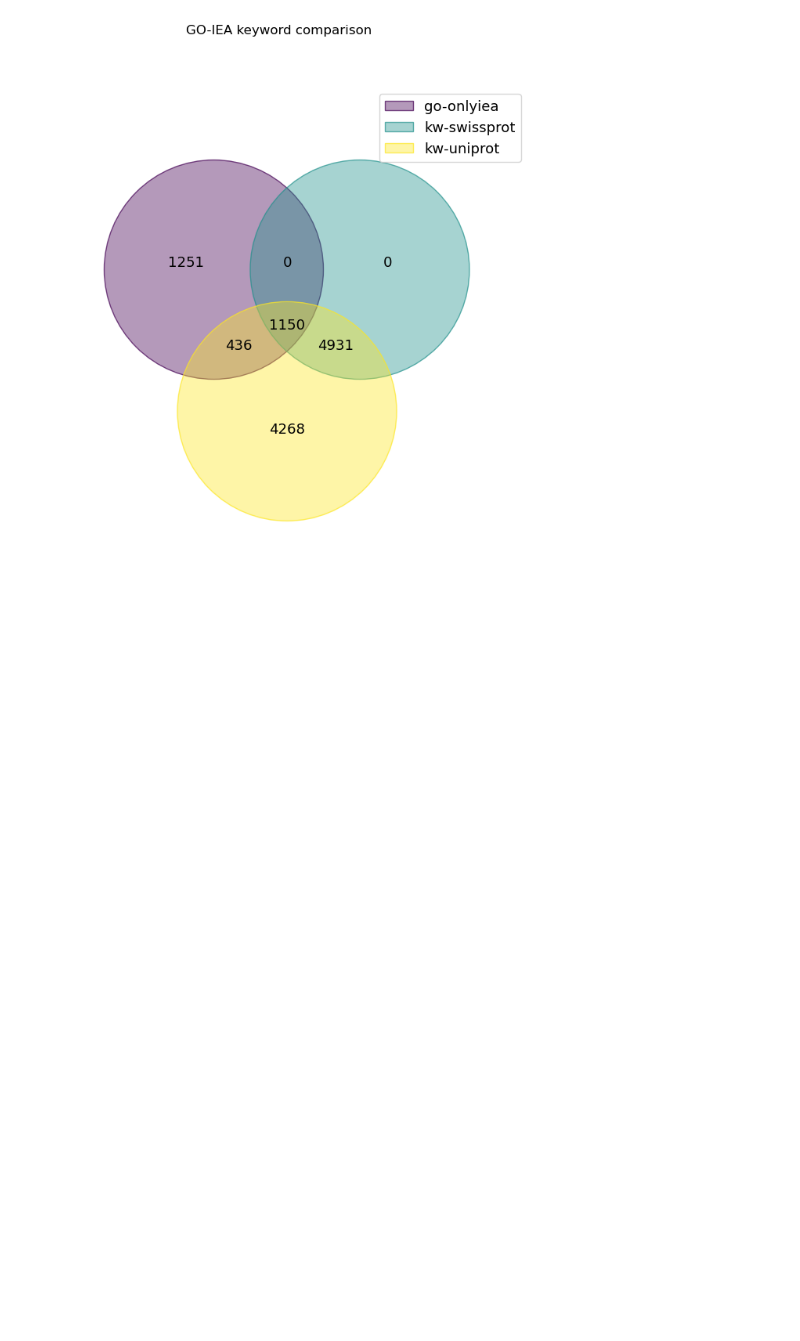
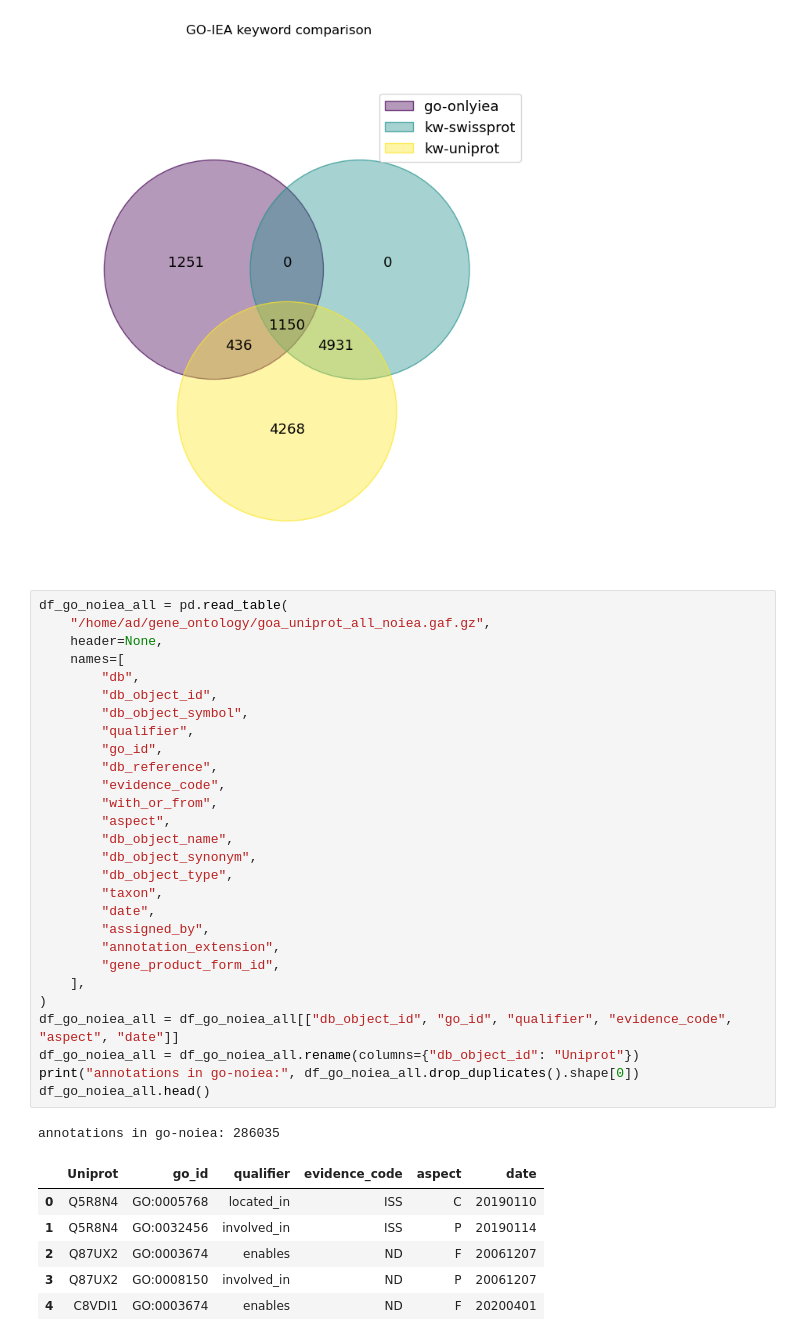
Before and after one commit to adenger/subpred4, a Jupyter notebook: notebooks/trembl_analysis.ipynb, the cells around one changed output. Cells and saved outputs as stored; diff of their text form; blank space fills up the shorter version.

```diff
--- a/notebooks/trembl_analysis.ipynb
+++ b/notebooks/trembl_analysis.ipynb
@@ -410,3 +410,39 @@ plt.suptitle("GO-IEA keyword comparison")
 plt.show()
 # %% [output]
 [figure]
+# %%
+df_go_noiea_all = pd.read_table(
+    "/home/ad/gene_ontology/goa_uniprot_all_noiea.gaf.gz",
+    header=None,
+    names=[
+        "db",
+        "db_object_id",
+        "db_object_symbol",
+        "qualifier",
+        "go_id",
+        "db_reference",
+        "evidence_code",
+        "with_or_from",
+        "aspect",
+        "db_object_name",
+        "db_object_synonym",
+        "db_object_type",
+        "taxon",
+        "date",
+        "assigned_by",
+        "annotation_extension",
+        "gene_product_form_id",
+    ],
+)
+df_go_noiea_all = df_go_noiea_all[["db_object_id", "go_id", "qualifier", "evidence_code", "aspect", "date"]]
+df_go_noiea_all = df_go_noiea_all.rename(columns={"db_object_id": "Uniprot"})
+print("annotations in go-noiea:", df_go_noiea_all.drop_duplicates().shape[0])
+df_go_noiea_all.head()
+# %% [output]
+annotations in go-noiea: 286035
+|  | Uniprot | go_id | qualifier | evidence_code | aspect | date |
+| 0 | Q5R8N4 | GO:0005768 | located_in | ISS | C | 20190110 |
+| 1 | Q5R8N4 | GO:0032456 | involved_in | ISS | P | 20190114 |
+| 2 | Q87UX2 | GO:0003674 | enables | ND | F | 20061207 |
+| 3 | Q87UX2 | GO:0008150 | involved_in | ND | P | 20061207 |
+| 4 | C8VDI1 | GO:0003674 | enables | ND | F | 20200401 |
```
Also changed, not shown: parts of 9 cells of this notebook.
